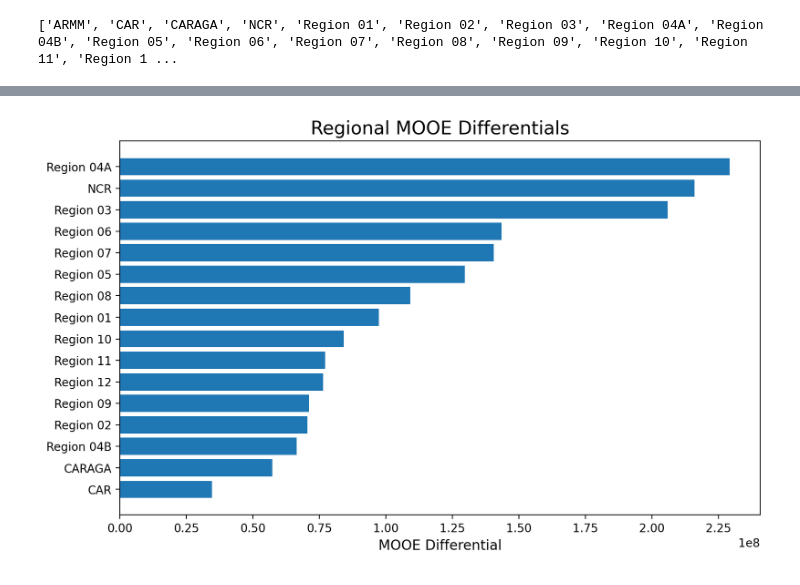
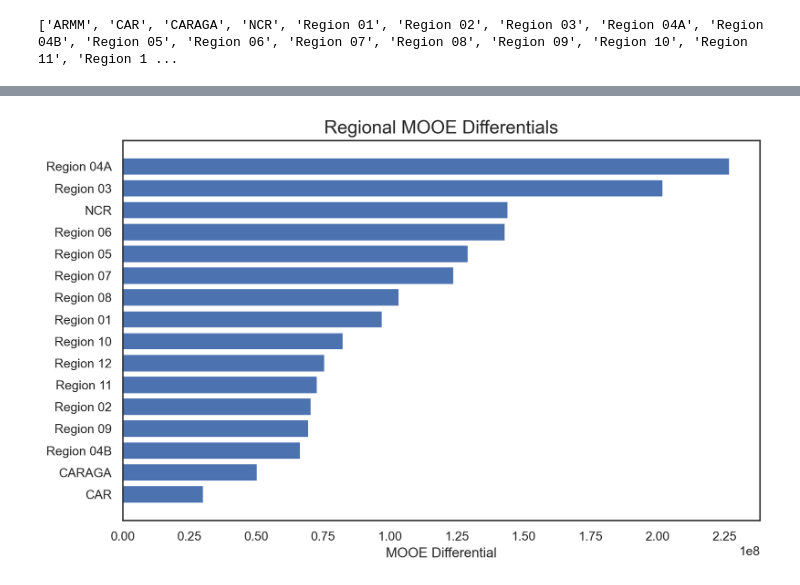
Before and after one commit to romeoben/DSC7-Sprint1-TeamAaron, a Jupyter notebook: Sprint1_Presentation.ipynb, the cells around one changed output, grey strips where cells are left out. Drawn from its saved outputs; the diff is of its cells as text; code cells hidden in the pictures.

```diff
--- a/Sprint1_Presentation.ipynb
+++ b/Sprint1_Presentation.ipynb
@@ -161,9 +125,9 @@ schools_master
 # %%
 #isolate numerical data
-schools_num = schools_master[['school.region', 'school.province', 'school.cityincome', 'school.classification', 'rooms.standard.academic', 'rooms.standard.unused',
+schools_num = schools_master[['school.region', 'school.province','school.urban', 'school.cityincome', 'school.classification', 'rooms.standard.academic', 'rooms.standard.unused',
        'rooms.nonstandard.academic', 'rooms.nonstandard.unused',
        'teachers.instructor', 'teachers.mobile', 'teachers.regular',
-       'teachers.sped','Enrolment', ' school.mooe ']].reset_index()
+       'teachers.sped','Enrolment', ' school.mooe ', 'boncodin_mooe']].reset_index()
 
 schools_num["rooms_total"] = (schools_num['rooms.standard.academic'] +
                              schools_num['rooms.standard.unused'] +
@@ -174,5 +138,12 @@ schools_num["teachers_total"] = (schools_num['teachers.instructor'] +
                              schools_num['teachers.mobile'] +
                              schools_num['teachers.regular'] +
                              schools_num['teachers.sped'])
+
+schools_num["st_ratio"] = schools_num["Enrolment"] / schools_num["teachers_total"]
+schools_num["rt_ratio"] = schools_num["Enrolment"] / schools_num["rooms_total"]
+
+schools_num['mooe_diff'] = schools_num[' school.mooe '] - schools_num['boncodin_mooe']
+schools_num['percent_diff'] = schools_num['mooe_diff'] / schools_num[' school.mooe ']
+
 schools_num
 # %% [output]
@@ -282,13 +183,13 @@ df_rooms_final
 # %%
+#data cleaning and pre-processing
+schools_num_clean = schools_num.dropna()
 # Get indexes where name column doesn't have value
-indexNames = schools_num_clean[(schools_num_clean['school.cityincome'] == 'Special Class')].index
+indexNames = schools_num_clean[((schools_num_clean['school.cityincome'] == 'Special Class') |
+                                (schools_num_clean["teachers_total"] == 0) |
+                                (schools_num_clean["rooms_total"] == 0))].index
 # Delete these row indexes from dataFrame
 schools_num_clean.drop(indexNames, inplace=True)
 
-
-
-df_teachers = schools_num_clean.groupby(["school.province"])[["school.cityincome", "teachers_total"]].apply(lambda x : x.sum())
-df_teachers.columns = ['Schools_Income', 'Schools_Teachers']
-
-df_teachers
+print(schools_num_clean.isna().sum())
+schools_num_clean.info()
 # %% [output]
@@ -392,7 +320,9 @@ merged_df_2.corr()
 # %%
 plt.figure(figsize=(10,8))
-
-sns.heatmap(merged_df_2.corr(), center=1, annot=True)
+sns.set_theme(style="white")
+mask = np.triu(np.ones_like(prov.corr(), dtype=bool))
+#cmap = sns.light_palette("blue", as_cmap=True)
+sns.heatmap(prov.corr(), mask=mask, cmap="twilight", center=1, annot=True)
 
 plt.show()
 # %% [output]
@@ -419,0 +330,12 @@ memory usage: 5.8+ MB
+# %%
+region = schools_num_clean.groupby(["school.region"])[["mooe_diff", "school.cityincome", "school.urban", "Enrolment", "rooms_total", "teachers_total", "st_ratio", "rt_ratio"]].agg(
+    MOOE_Diff=('mooe_diff',sum),
+    Schools_Income=("school.cityincome", sum),
+    Urbanization=("school.urban", np.mean),
+    Schools_Enrollment=("Enrolment", sum),
+    Schools_Rooms=("rooms_total", sum),
+    Schools_Teachers=("teachers_total", sum),
+    Student_Teacher_Ratio=("st_ratio", np.mean),
+    Room_Utilization=("rt_ratio", np.mean))
+
+region
@@ -465,19 +405,19 @@ plt.show()
 # %%
 #plot of regional MOOE differential
-mpr = schools_boncodin.groupby("school.region")["mooe_diff"].agg(np.sum).sort_values()
+mpr = region["MOOE_Diff"].sort_values()
 
 # indicates if plotting on the figures or on subplots
 plt.figure(figsize=(10,6), dpi=200)
 
 # the main code to create the graph
 plt.barh(mpr.index, mpr.values)
 
 # additional elements that can be customzed
 plt.title("Regional MOOE Differentials", fontsize = 16)
 plt.xlabel("MOOE Differential", fontsize=12)
 plt.xticks(range(0,250000000,25000000))
 
 # display graph
 plt.show()
 # %% [output]
-[figure, old version]
+[figure, new version]
```
Also changed, not shown: parts of 34 cells of this notebook, 7 other files.
